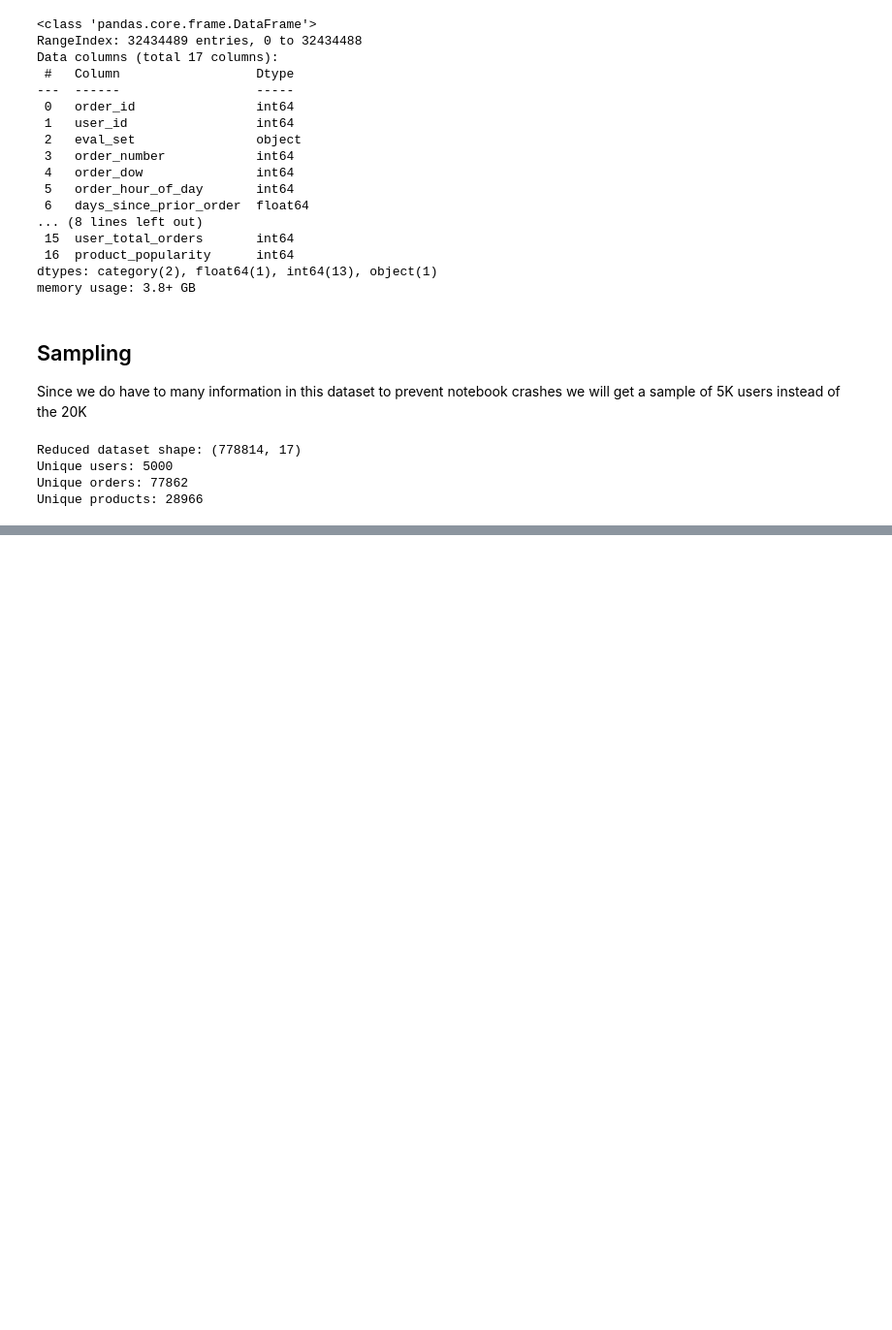
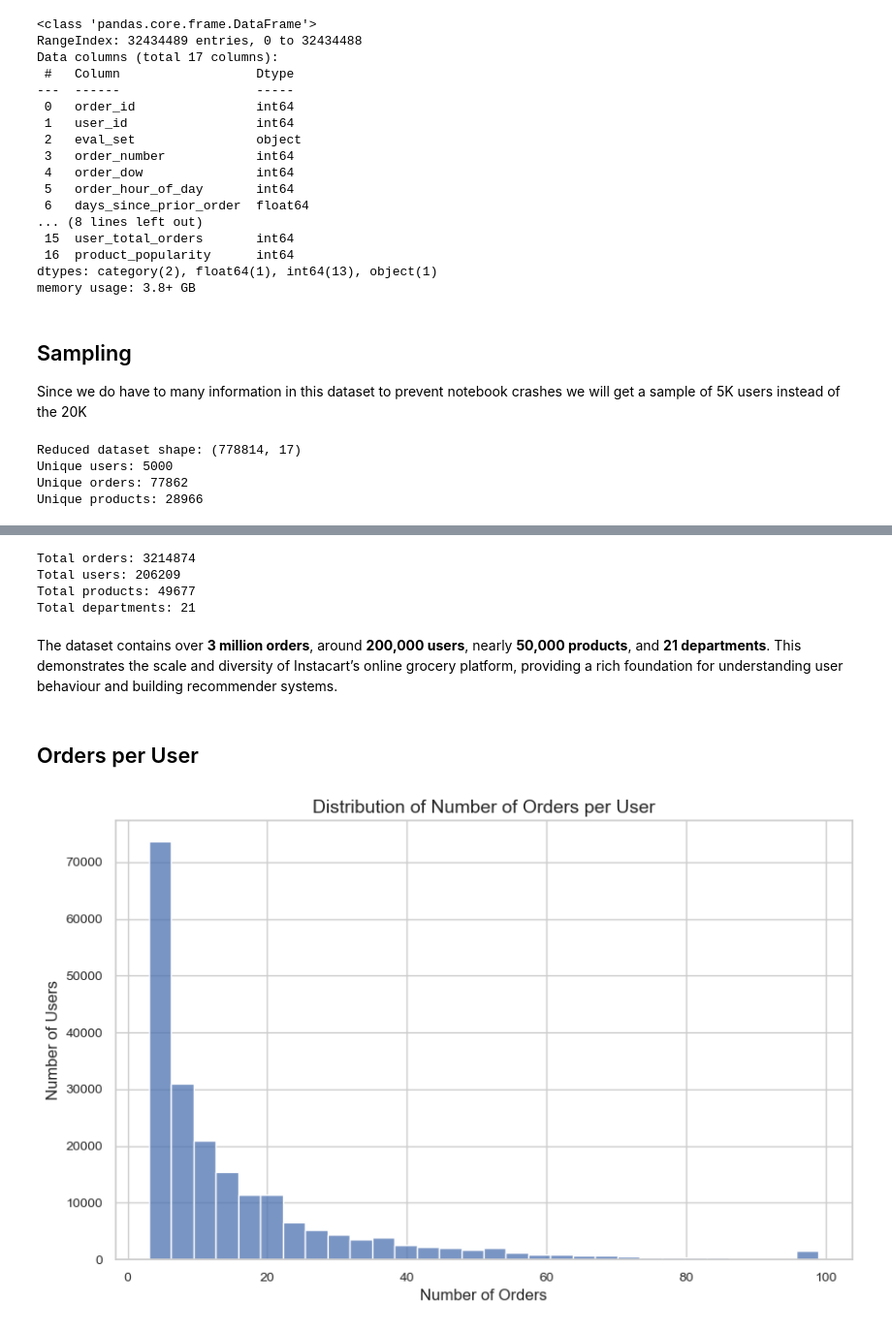
Before and after one commit to Blastronauta/CA2-Semester-2-ML-DV-integrated, a Jupyter notebook: MLBus_HDipData_CA2_KTamayo_Feb25.ipynb, the cells around one changed output, grey strips where cells are left out. Shown: that part at 97% size. Drawn from its saved outputs; the diff is of its cells as text; code cells hidden in the pictures; blank space fills up the shorter version.

Commit message:
EDA
EDA completed we review customer behaviour, product popularity, order patterns and category trends.

```diff
--- a/MLBus_HDipData_CA2_KTamayo_Feb25.ipynb
+++ b/MLBus_HDipData_CA2_KTamayo_Feb25.ipynb
@@ -335,0 +340,32 @@ Unique products: 28966
+# %%
+total_orders = orders_products['order_id'].nunique()
+total_users = orders_products['user_id'].nunique()
+total_products = orders_products['product_id'].nunique()
+total_departments = orders_products['department_name'].nunique()
+
+print("Total orders:", total_orders)
+print("Total users:", total_users)
+print("Total products:", total_products)
+print("Total departments:", total_departments)
+# %% [output]
+Total orders: 3214874
+Total users: 206209
+Total products: 49677
+Total departments: 21
+# %% [markdown]
+The dataset contains over **3 million orders**, around **200,000 users**, nearly **50,000 products**, and **21 departments**.
+This demonstrates the scale and diversity of Instacart’s online grocery platform, providing a rich foundation for understanding user behaviour and building recommender systems.
+# %% [markdown]
+Orders per User
+--
+# %%
+orders_per_user = orders_products.groupby('user_id')['order_id'].nunique()
+
+plt.figure(figsize=(10,6))
+sns.histplot(orders_per_user, bins=30, kde=False)
+plt.title("Distribution of Number of Orders per User")
+plt.xlabel("Number of Orders")
+plt.ylabel("Number of Users")
+plt.show()
+# %% [output]
+[figure, added]
```
Also changed, not shown: parts of 23 cells of this notebook.
